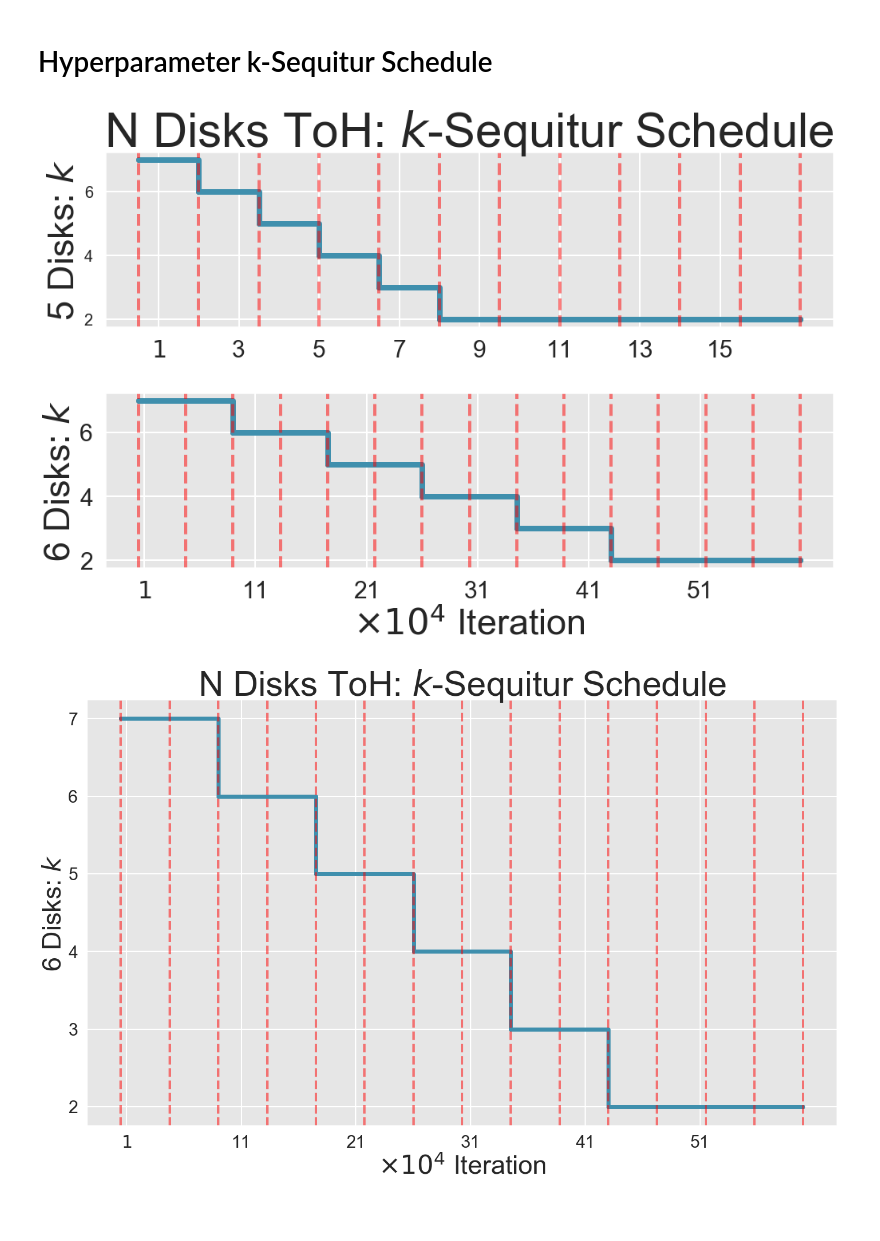
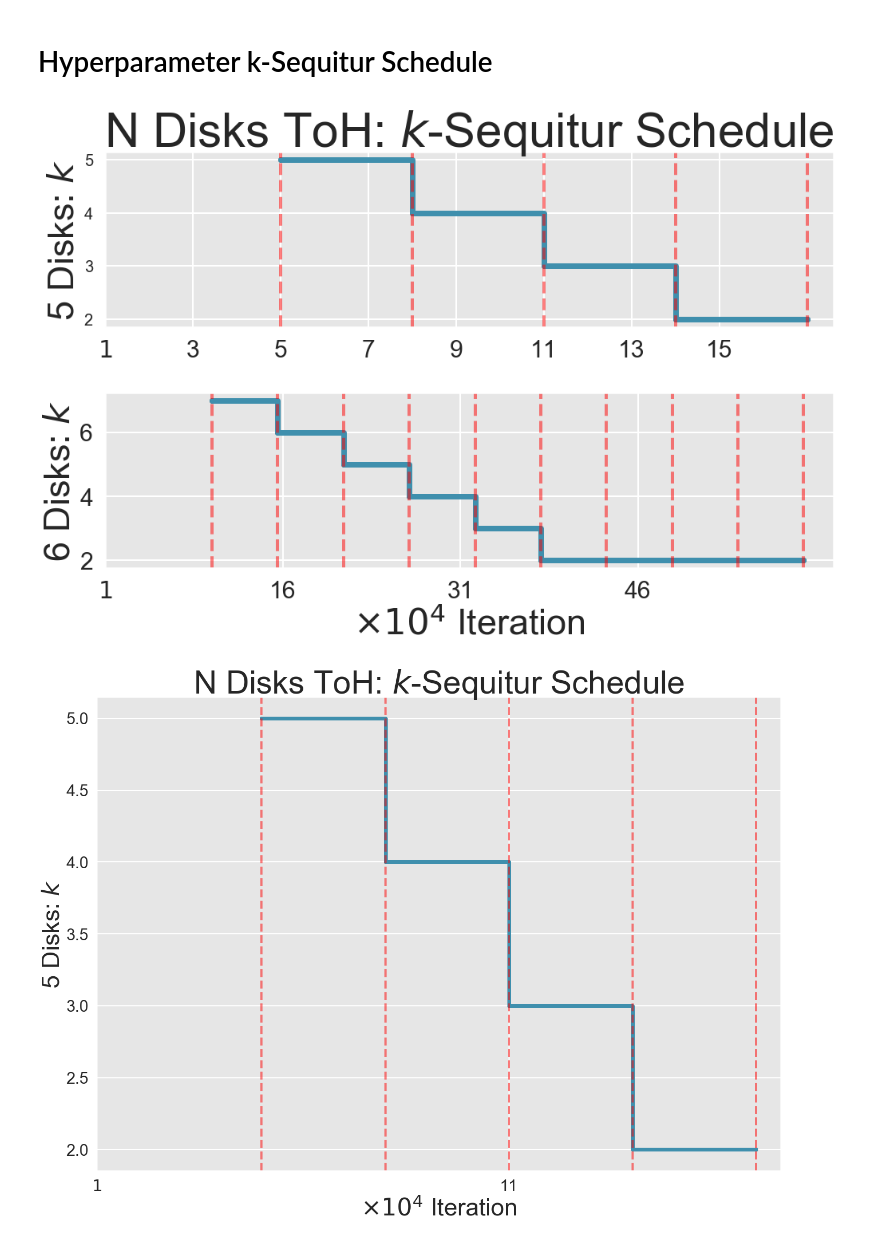
Before and after one commit to RobertTLange/action-grammars-hrl, a Jupyter notebook: visualize_results.ipynb, the cells around one changed output. Drawn from its saved outputs; the diff is of its cells as text; code cells hidden in the pictures; blank space fills up the shorter version.

Commit message:
05/06/09 - Figures, and Restructure

```diff
--- a/visualize_results.ipynb
+++ b/visualize_results.ipynb
@@ -357,11 +441,11 @@ plt.savefig("figures/hanoi_4_learning_curve.png", dpi=300)
 # Hyperparameter k-Sequitur Schedule
 # %%
 # Plot Grammar Inference Schedule
-schedule_towers_5_its = np.linspace(5000, 170000, 12)
-schedule_towers_5_k = [7, 6, 5, 4, 3, 2, 2, 2, 2, 2, 2, 2]
+schedule_towers_5_its = np.linspace(50000, 170000, 5)
+schedule_towers_5_k = [5, 4, 3, 2, 2]
 
-schedule_towers_6_its = np.linspace(5000, 600000, 15)
-schedule_towers_6_k = [7, 7, 6, 6, 5, 5, 4, 4, 3, 3, 2, 2, 2, 2, 2]
+schedule_towers_6_its = np.linspace(100000, 600000, 10)
+schedule_towers_6_k = [7, 6, 5, 4, 3, 2, 2, 2, 2, 2]
 # %%
 sns.set_palette("GnBu_d", n_colors=4)
 sns.set_context('poster')
@@ -394,7 +478,7 @@ plt.ylabel(r"6 Disks: $k$", fontsize=45)
 for x in schedule_towers_6_its:
     plt.axvline(x=x, linewidth=4, color='r', linestyle="--", alpha=0.5)
 
-its_ticks = np.arange(10000, np.max(schedule_towers_6_its), 100000)
+its_ticks = np.arange(10000, np.max(schedule_towers_6_its), 150000)
 its_labels_temp = [str(int(it/10000)) for it in its_ticks]
 its_labels = [it_l for it_l in its_labels_temp]
 its_labels[0] = r"$1$"
@@ -403,26 +487,26 @@ plt.yticks(fontsize=30)
 plt.tight_layout()
 plt.savefig("figures/f4_right_sequitur_schedule", dpi=300)
 # %% [output]
-[figure, old version]
+[figure, new version]
 # %%
-plt.figure(figsize=(20, 13))
+plt.figure(figsize=(20, 15))
 plt.title(r"N Disks ToH: $k$-Sequitur Schedule", fontsize=60)
 
-plt.plot(schedule_towers_6_its, schedule_towers_6_k, ".", linewidth=7.0)
-plt.step(schedule_towers_6_its, schedule_towers_6_k, "-", where="post", linewidth=7.0)
+plt.plot(schedule_towers_5_its, schedule_towers_5_k, ".", linewidth=7.0)
+plt.step(schedule_towers_5_its, schedule_towers_5_k, "-", where="post", linewidth=7.0)
 plt.xlabel(r"$\times 10^4$ Iteration", fontsize=45)
-plt.ylabel(r"6 Disks: $k$", fontsize=45)
+plt.ylabel(r"5 Disks: $k$", fontsize=45)
 
-for x in schedule_towers_6_its:
+for x in schedule_towers_5_its:
     plt.axvline(x=x, linewidth=4, color='r', linestyle="--", alpha=0.5)
 
-its_ticks = np.arange(10000, np.max(schedule_towers_6_its), 100000)
+its_ticks = np.arange(10000, np.max(schedule_towers_5_its), 100000)
 its_labels_temp = [str(int(it/10000)) for it in its_ticks]
 its_labels = [it_l for it_l in its_labels_temp]
 its_labels[0] = r"$1$"
 plt.xticks(its_ticks, its_labels, fontsize=30)
 plt.yticks(fontsize=30)
 plt.tight_layout()
 plt.savefig("figures/poster_sequitur_schedule", dpi=300)
 # %% [output]
-[figure, old version]
+[figure, new version]
```
Also changed, not shown: parts of 21 cells of this notebook, 20 other files.
